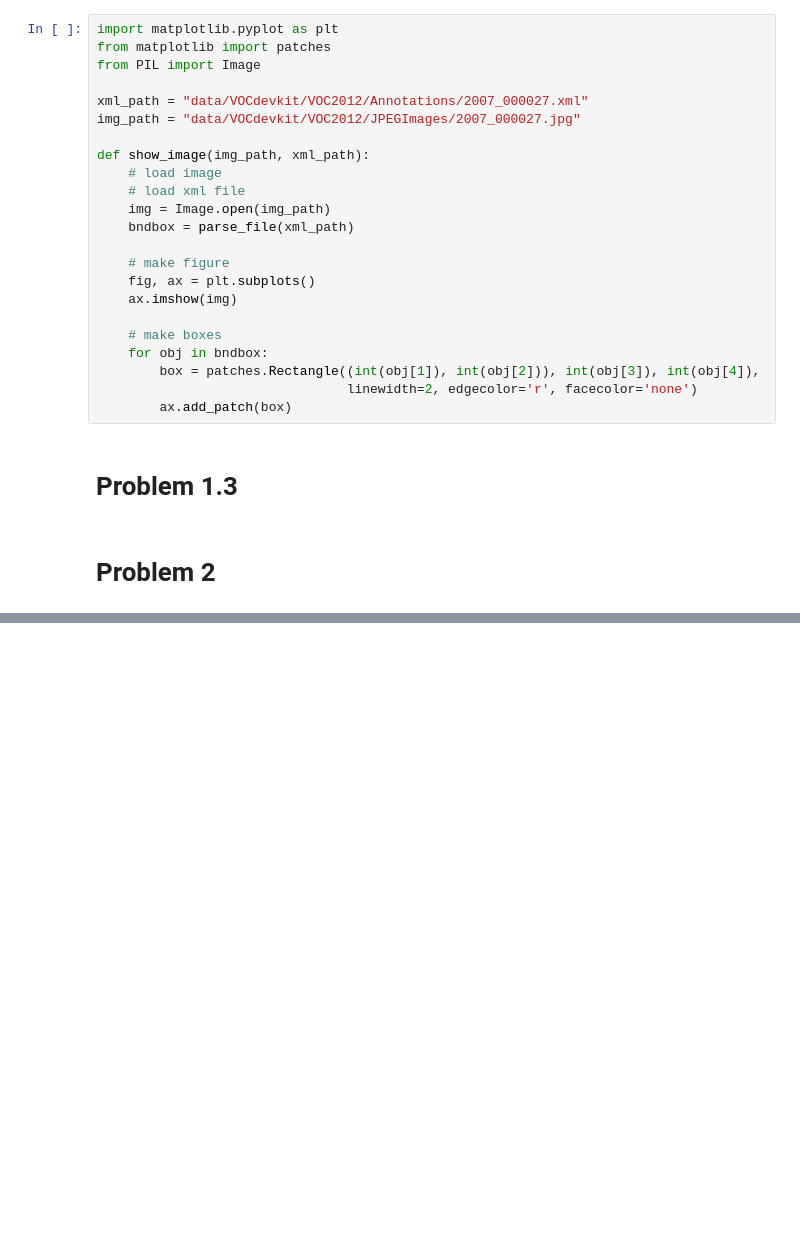
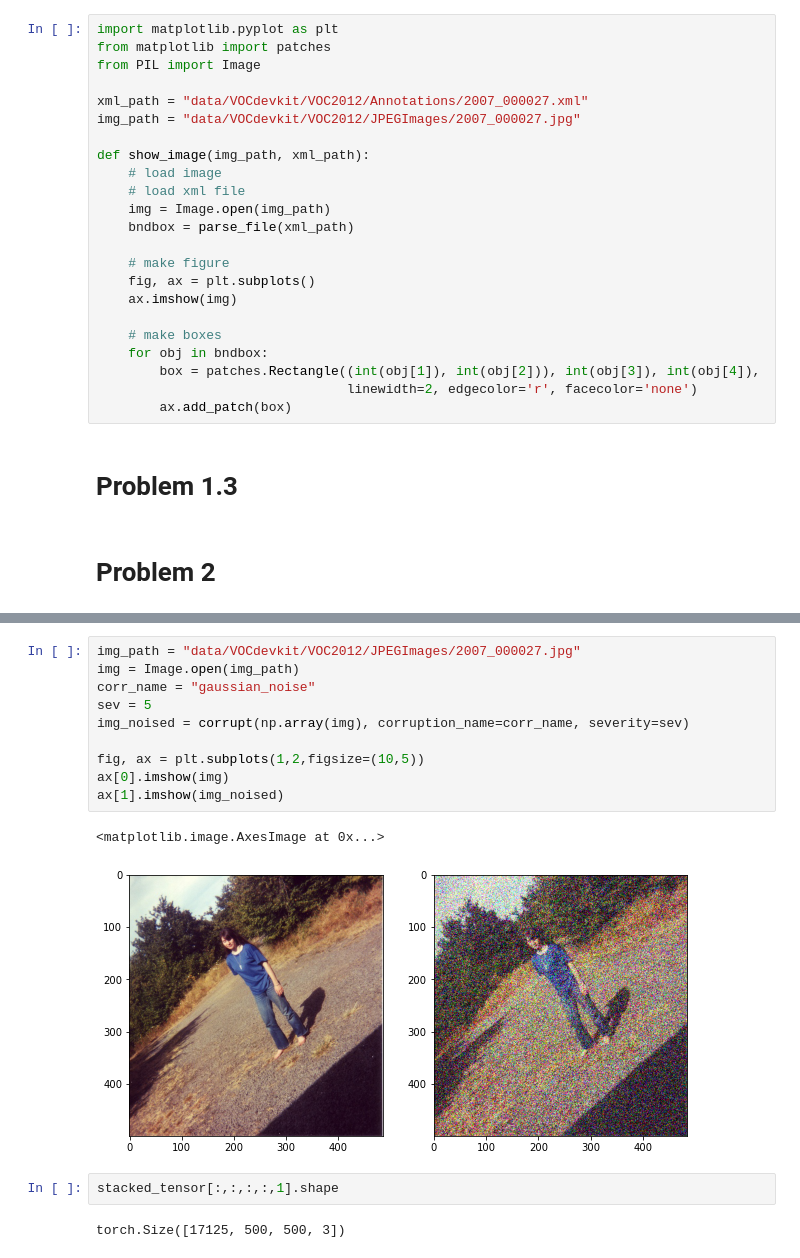
Before and after one commit to samalbertson3/ece-685, a Jupyter notebook: homework 3/homework 3.ipynb, the cells around one changed output, grey strips where cells are left out. Cells and saved outputs as stored; diff of their text form; blank space fills up the shorter version.

Commit message:
did basic autoencoder setup + data augmentation

```diff
--- a/homework 3/homework 3.ipynb
+++ b/homework 3/homework 3.ipynb
@@ -64,0 +158,17 @@ def show_image(img_path, xml_path):
+# %%
+img_path = "data/VOCdevkit/VOC2012/JPEGImages/2007_000027.jpg"
+img = Image.open(img_path)
+corr_name = "gaussian_noise"
+sev = 5
+img_noised = corrupt(np.array(img), corruption_name=corr_name, severity=sev)
+
+fig, ax = plt.subplots(1,2,figsize=(10,5))
+ax[0].imshow(img)
+ax[1].imshow(img_noised)
+# %% [output]
+<matplotlib.image.AxesImage at 0x...>
+[figure, added]
+# %%
+stacked_tensor[:,:,:,:,1].shape
+# %% [output]
+torch.Size([17125, 500, 500, 3])
```
Also changed, not shown: parts of 2 cells of this notebook.
